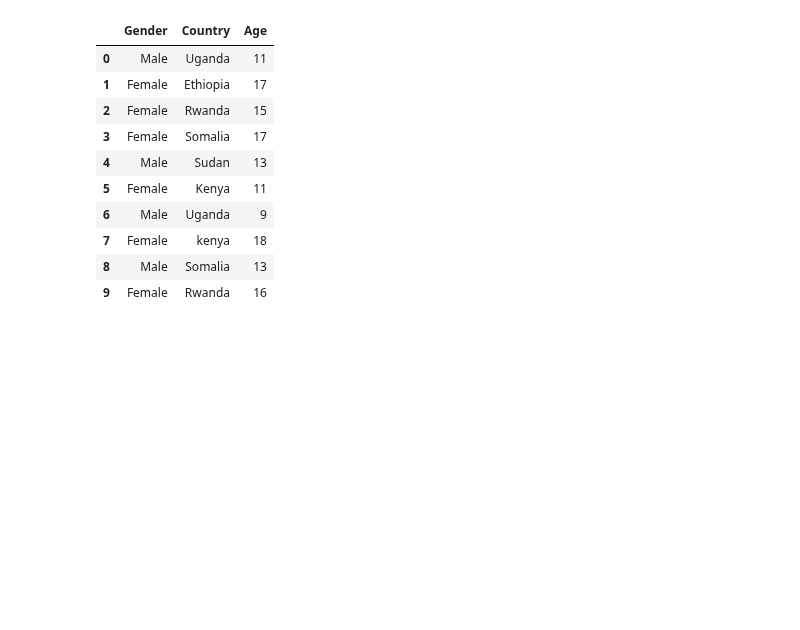
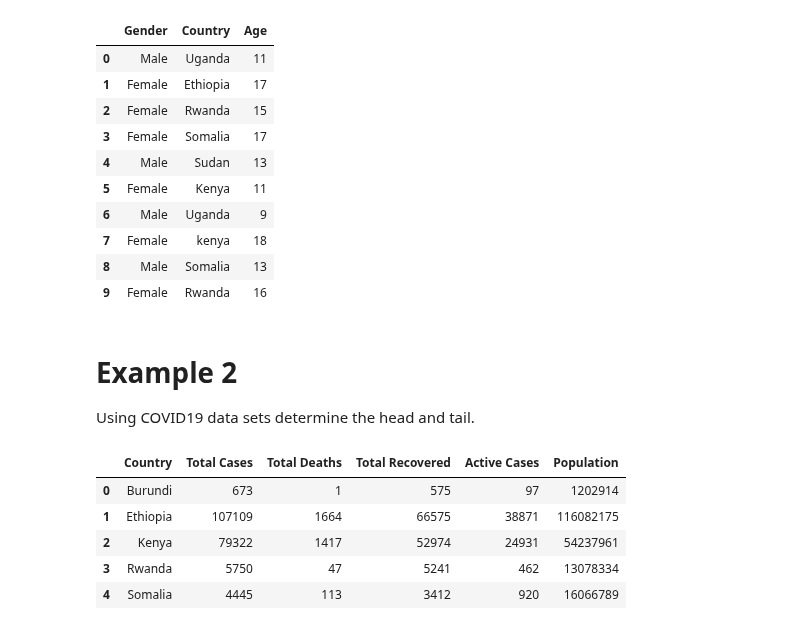
Before and after one commit to Muhammed1978/Amazon-Product-Review-Analysis, a Jupyter notebook: DataAnalysis_Pandas0.ipynb, the cells around one changed output. Saved outputs shown, nothing was run; the diff lists cells and outputs as text; code cells hidden in the pictures; blank space fills up the shorter version.

```diff
--- a/DataAnalysis_Pandas0.ipynb
+++ b/DataAnalysis_Pandas0.ipynb
@@ -335,3 +337,24 @@ registrations_df.tail(10)
 | 7 | Female | kenya | 18 |
 | 8 | Male | Somalia | 13 |
 | 9 | Female | Rwanda | 16 |
+# %% [markdown]
+# Example 2
+
+Using COVID19 data sets determine the head and tail.
+# %%
+import pandas as pd
+COVID19data = { "Country": ["Burundi","Ethiopia","Kenya","Rwanda","Somalia","Tanzania","Uganda","Sudan"],
+               "Total Cases": [673, 107109, 79322, 5750, 4445, 509, 18406, 16431],
+                "Total Deaths": [1, 1664, 1417, 47, 113, 21, 186, 1202],
+                "Total Recovered": [575, 66575, 52974, 5241, 3412, 183, 8764, 9854,],
+                "Active Cases": [97, 38871, 24931, 462, 920, 305, 9456, 5375],
+                "Population": [1202914, 116082175, 54237961, 13078334, 16066789, 60399786, 46304101, 44252054]}
+COVID19data_df = pd.DataFrame(COVID19data, )
+COVID19data_df.head()
+# %% [output]
+|  | Country | Total Cases | Total Deaths | Total Recovered | Active Cases | Population |
+| 0 | Burundi | 673 | 1 | 575 | 97 | 1202914 |
+| 1 | Ethiopia | 107109 | 1664 | 66575 | 38871 | 116082175 |
+| 2 | Kenya | 79322 | 1417 | 52974 | 24931 | 54237961 |
+| 3 | Rwanda | 5750 | 47 | 5241 | 462 | 13078334 |
+| 4 | Somalia | 4445 | 113 | 3412 | 920 | 16066789 |
```
Also changed, not shown: parts of 5 cells of this notebook.
